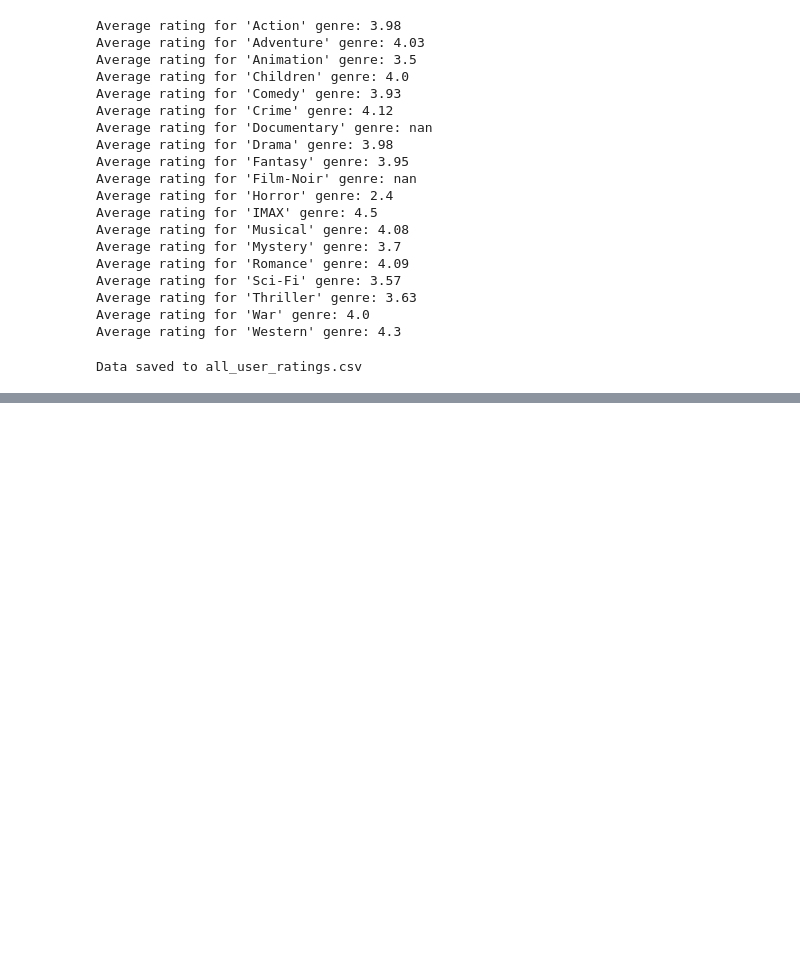
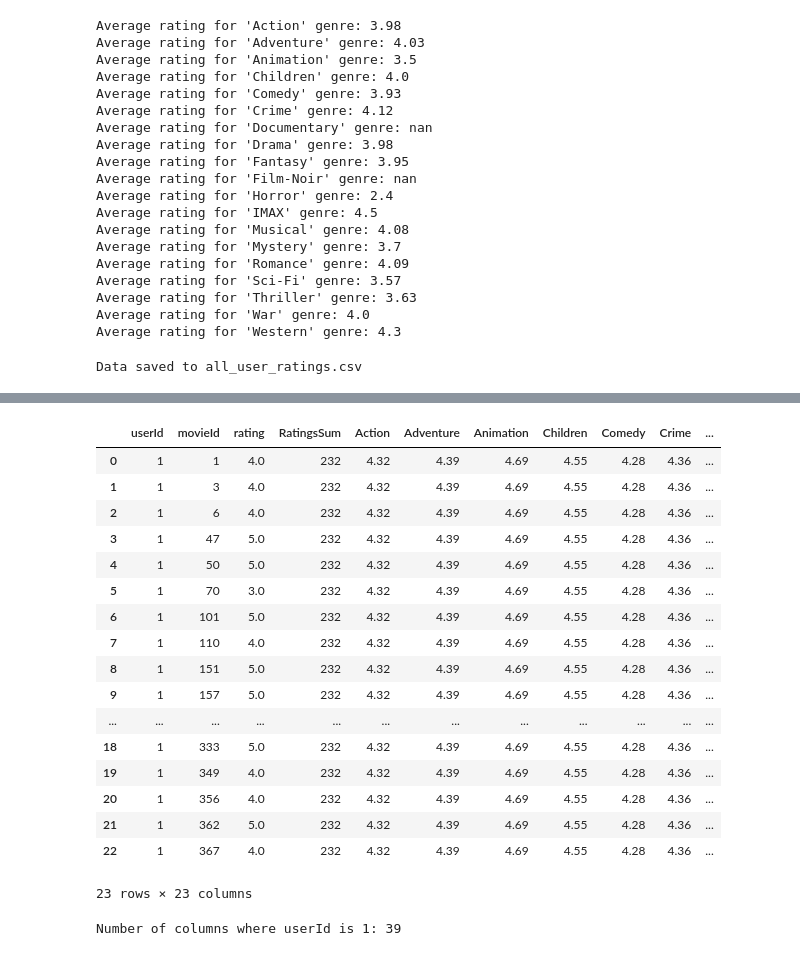
Before and after one commit to Madhushanka00/MovieMania, a Jupyter notebook: MLmodels/ftEngineeringUser.ipynb, the cells around one changed output, grey strips where cells are left out. Cells and saved outputs as stored; diff of their text form; code cells hidden in the pictures; blank space fills up the shorter version.

```diff
--- a/MLmodels/ftEngineeringUser.ipynb
+++ b/MLmodels/ftEngineeringUser.ipynb
@@ -155,0 +169,4 @@ Data saved to all_user_ratings.csv
+# %%
+user_avgGenras = pd.read_csv("all_user_ratings.csv")
+user_avgGenras.fillna(0, inplace=True)
+user_avgGenras.head()
@@ -155,0 +181,4 @@ Data saved to all_user_ratings.csv
+# %%
+user_ratings = pd.read_csv("ratings.csv")
+
+user_ratings.head(100)
@@ -155,0 +199,37 @@ Data saved to all_user_ratings.csv
+# %%
+# Merge the DataFrames on 'userId'
+combined_ratings = pd.merge(user_ratings, user_avgGenras, on='userId')
+
+combined_ratings.drop(columns=['timestamp'], inplace=True)
+# Display the combined DataFrame
+combined_ratings.head(23)
+# %% [output]
+|  | userId | movieId | rating | RatingsSum | Action | Adventure | Animation | Children | Comedy | Crime | ... |
+| 0 | 1 | 1 | 4.0 | 232 | 4.32 | 4.39 | 4.69 | 4.55 | 4.28 | 4.36 | ... |
+| 1 | 1 | 3 | 4.0 | 232 | 4.32 | 4.39 | 4.69 | 4.55 | 4.28 | 4.36 | ... |
+| 2 | 1 | 6 | 4.0 | 232 | 4.32 | 4.39 | 4.69 | 4.55 | 4.28 | 4.36 | ... |
+| 3 | 1 | 47 | 5.0 | 232 | 4.32 | 4.39 | 4.69 | 4.55 | 4.28 | 4.36 | ... |
+| 4 | 1 | 50 | 5.0 | 232 | 4.32 | 4.39 | 4.69 | 4.55 | 4.28 | 4.36 | ... |
+| 5 | 1 | 70 | 3.0 | 232 | 4.32 | 4.39 | 4.69 | 4.55 | 4.28 | 4.36 | ... |
+| 6 | 1 | 101 | 5.0 | 232 | 4.32 | 4.39 | 4.69 | 4.55 | 4.28 | 4.36 | ... |
+| 7 | 1 | 110 | 4.0 | 232 | 4.32 | 4.39 | 4.69 | 4.55 | 4.28 | 4.36 | ... |
+| 8 | 1 | 151 | 5.0 | 232 | 4.32 | 4.39 | 4.69 | 4.55 | 4.28 | 4.36 | ... |
+| 9 | 1 | 157 | 5.0 | 232 | 4.32 | 4.39 | 4.69 | 4.55 | 4.28 | 4.36 | ... |
+| ... | ... | ... | ... | ... | ... | ... | ... | ... | ... | ... | ... |
+| 18 | 1 | 333 | 5.0 | 232 | 4.32 | 4.39 | 4.69 | 4.55 | 4.28 | 4.36 | ... |
+| 19 | 1 | 349 | 4.0 | 232 | 4.32 | 4.39 | 4.69 | 4.55 | 4.28 | 4.36 | ... |
+| 20 | 1 | 356 | 4.0 | 232 | 4.32 | 4.39 | 4.69 | 4.55 | 4.28 | 4.36 | ... |
+| 21 | 1 | 362 | 5.0 | 232 | 4.32 | 4.39 | 4.69 | 4.55 | 4.28 | 4.36 | ... |
+| 22 | 1 | 367 | 4.0 | 232 | 4.32 | 4.39 | 4.69 | 4.55 | 4.28 | 4.36 | ... |
+23 rows × 23 columns
+# %%
+# Filter the DataFrame for rows where userId is 1
+user_id_1_data = combined_ratings[combined_ratings['userId'] == 3]
+
+# Count the number of columns in the filtered DataFrame
+num_columns = user_id_1_data.shape[0]
+
+# Display the number of columns
+print(f"Number of rows where userId is 1: {num_columns}")
+# %% [output]
+Number of columns where userId is 1: 39
```
Also changed, not shown: parts of 7 cells of this notebook, 1 other file.
